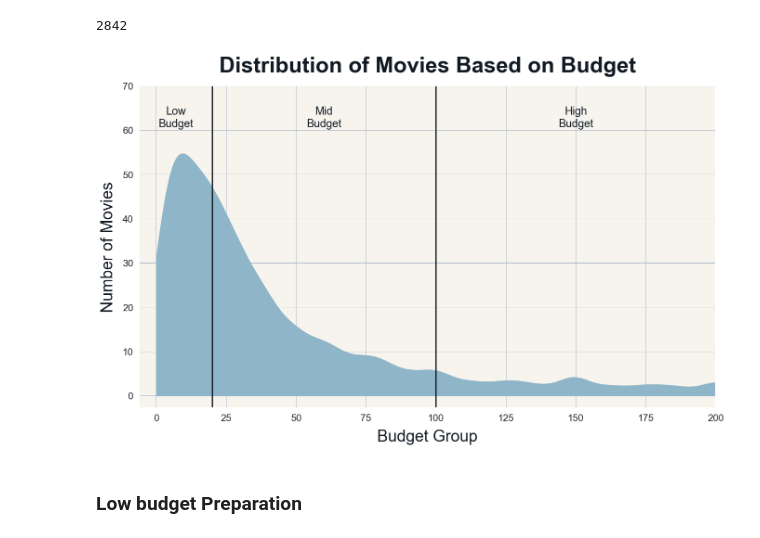
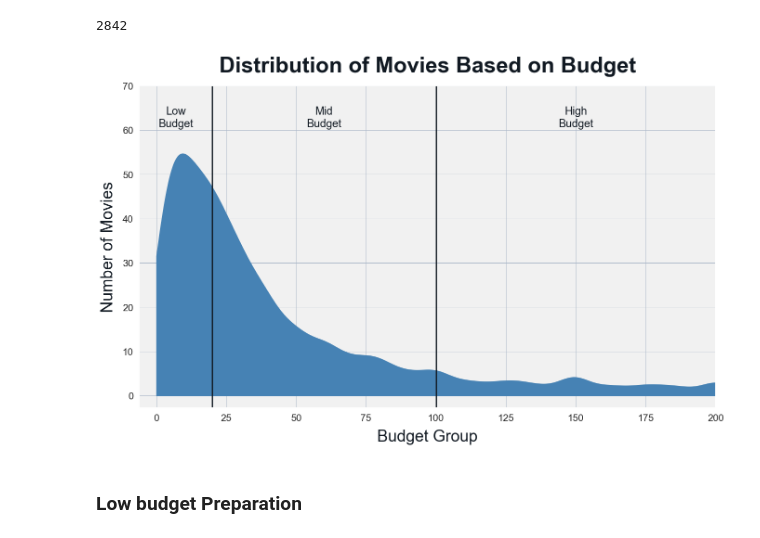
Before and after one commit to S3tuit/jup_lab, a Jupyter notebook: movies_analysis.ipynb, the cells around one changed output. Drawn from its saved outputs; the diff is of its cells as text; code cells hidden in the pictures.

```diff
--- a/movies_analysis.ipynb
+++ b/movies_analysis.ipynb
@@ -47,33 +47,33 @@ n_movies
 # %%
 fig, ax = plt.subplots(figsize=(16,9))
 
 plt.axvline(x=20, color='#111922',linewidth=2)
 plt.axvline(x=100, color='#111922',linewidth=2)
 
 ax.annotate('Low\nBudget', xy=(7, 0.022),
             ha='center', va='center', fontsize=17, color='#111922')
 ax.annotate('Mid\nBudget', xy=(60, 0.022),
             ha='center', va='center', fontsize=17, color='#111922')
 ax.annotate('High\nBudget', xy=(150, 0.022),
             ha='center', va='center', fontsize=17, color='#111922')
 
-ax.fill_between(x_d['Budget'], np.exp(logprob), alpha=1, color='#8EB5C8')
+ax.fill_between(x_d['Budget'], np.exp(logprob), alpha=1, color='steelblue')
 
 ax.set_yticks((0, 0.0035, 0.007, 0.0105 ,0.014, 0.0175, 0.021, 0.0245))
 ax.set_yticklabels((0, 10, 20, 30, 40, 50, 60, 70), fontsize=15)
 ax.set_xticks((0,25,50,75,100,125,150,175,200))
 ax.set_xticklabels((0,25,50,75,100,125,150,175,200),fontsize=15)
 
 ax.set_ylabel('Number of Movies', fontsize=25, labelpad=10, color='#111922')
 ax.set_xlabel('Budget Group', fontsize=25, labelpad=10, color='#111922')
 ax.set_title('Distribution of Movies Based on Budget',
              fontsize=34, pad=21, fontweight='bold', color='#111922')
 
-ax.set_facecolor("#F6F4ED")
+ax.set_facecolor("#F1F1F1")
 plt.grid(color = '#AAB7C8', linestyle = '-', linewidth = 0.7)
 ax.set_xlim([-6, 200]);
 # %% [output]
-[figure, old version]
+[figure, new version]
 # %% [markdown]
 ### Low budget Preparation
 # %%
```
Also changed, not shown: parts of 15 cells of this notebook.
